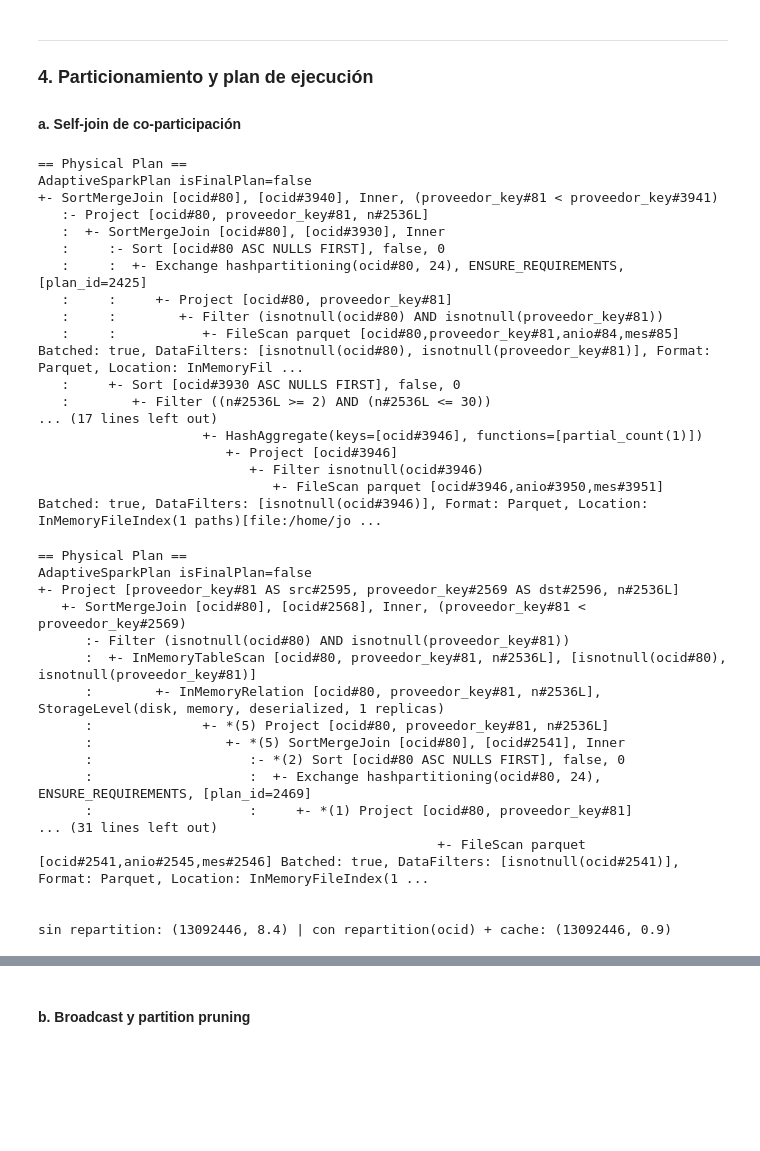
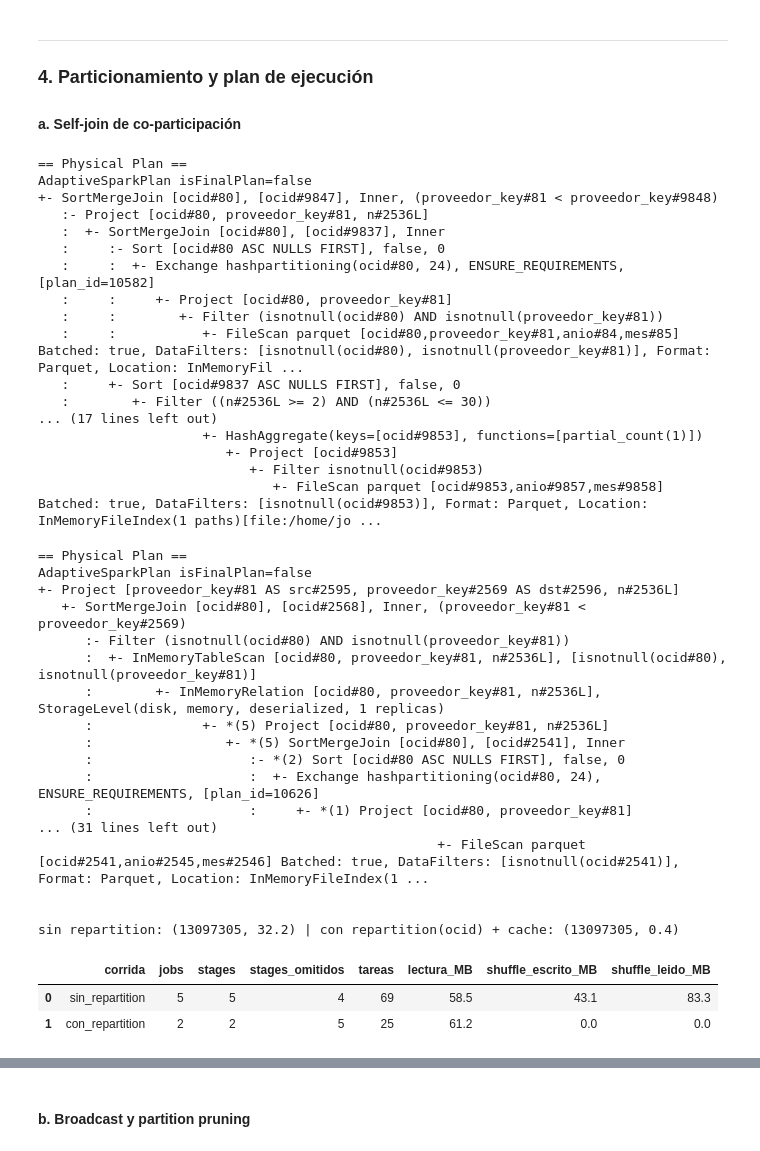
Before and after one commit to paolovasquezg/dm-proj2, a Jupyter notebook: 01_Trans/c_uso.ipynb, the cells around one changed output, grey strips where cells are left out. Saved outputs shown, nothing was run; the diff lists cells and outputs as text; code cells hidden in the pictures; blank space fills up the shorter version.

```diff
--- a/01_Trans/c_uso.ipynb
+++ b/01_Trans/c_uso.ipynb
@@ -232,8 +335,27 @@ co-participación: 60,213 nodos | 1,639,945 aristas | grado p50/p90/p99: [16.0,
 
 #### a. Self-join de co-participación
 # %%
-def tiempo(df):
-    t0 = time.time(); n = df.count(); return n, round(time.time() - t0, 1)
+import requests
+
+def tiempo(df, grupo=None):
+    if grupo:
+        spark.sparkContext.setJobGroup(grupo, grupo)
+    t0 = time.time(); n = df.count(); t = round(time.time() - t0, 1)
+    spark.sparkContext.setLocalProperty("spark.jobGroup.id", None)
+    return n, t
+
+def metricas_stages(grupo):
+    # lee de la API REST de Spark UI los stages de los jobs del grupo (lo mismo que muestra localhost:4040)
+    sc = spark.sparkContext
+    api = f"{sc.uiWebUrl}/api/v1/applications/{sc.applicationId}"
+    jobs = [j for j in requests.get(f"{api}/jobs").json() if j.get("jobGroup") == grupo]
+    st = [s for j in jobs for sid in j["stageIds"] for s in requests.get(f"{api}/stages/{sid}").json()[:1]]
+    hechos_ = [s for s in st if s["status"] == "COMPLETE"]
+    mb = lambda k: round(sum(s[k] for s in hechos_) / 2**20, 1)
+    return {"corrida": grupo, "jobs": len(jobs), "stages": len(hechos_),
+            "stages_omitidos": sum(s["status"] == "SKIPPED" for s in st), "tareas": sum(s["numTasks"] for s in hechos_),
+            "lectura_MB": mb("inputBytes"), "shuffle_escrito_MB": mb("shuffleWriteBytes"),
+            "shuffle_leido_MB": mb("shuffleReadBytes")}
 
 part_sin = part.select("ocid", "proveedor_key").join(n_part.where(f"n BETWEEN 2 AND {MAX_PART}"), "ocid")
 pares_sin = (part_sin.alias("a").join(part_sin.alias("b"),
@@ -242,42 +364,48 @@ pares_sin.explain()
 # %% [output]
 == Physical Plan ==
 AdaptiveSparkPlan isFinalPlan=false
-+- SortMergeJoin [ocid#80], [ocid#3940], Inner, (proveedor_key#81 < proveedor_key#3941)
++- SortMergeJoin [ocid#80], [ocid#9847], Inner, (proveedor_key#81 < proveedor_key#9848)
    :- Project [ocid#80, proveedor_key#81, n#2536L]
-   :  +- SortMergeJoin [ocid#80], [ocid#3930], Inner
+   :  +- SortMergeJoin [ocid#80], [ocid#9837], Inner
    :     :- Sort [ocid#80 ASC NULLS FIRST], false, 0
-   :     :  +- Exchange hashpartitioning(ocid#80, 24), ENSURE_REQUIREMENTS, [plan_id=2425]
+   :     :  +- Exchange hashpartitioning(ocid#80, 24), ENSURE_REQUIREMENTS, [plan_id=10582]
    :     :     +- Project [ocid#80, proveedor_key#81]
    :     :        +- Filter (isnotnull(ocid#80) AND isnotnull(proveedor_key#81))
    :     :           +- FileScan parquet [ocid#80,proveedor_key#81,anio#84,mes#85] Batched: true, DataFilters: [isnotnull(ocid#80), isnotnull(proveedor_key#81)], Format: Parquet, Location: InMemoryFil ...
-   :     +- Sort [ocid#3930 ASC NULLS FIRST], false, 0
+   :     +- Sort [ocid#9837 ASC NULLS FIRST], false, 0
    :        +- Filter ((n#2536L >= 2) AND (n#2536L <= 30))
 ... (17 lines left out)
-                     +- HashAggregate(keys=[ocid#3946], functions=[partial_count(1)])
-                        +- Project [ocid#3946]
-                           +- Filter isnotnull(ocid#3946)
-                              +- FileScan parquet [ocid#3946,anio#3950,mes#3951] Batched: true, DataFilters: [isnotnull(ocid#3946)], Format: Parquet, Location: InMemoryFileIndex(1 paths)[file:/home/jo ...
+                     +- HashAggregate(keys=[ocid#9853], functions=[partial_count(1)])
+                        +- Project [ocid#9853]
+                           +- Filter isnotnull(ocid#9853)
+                              +- FileScan parquet [ocid#9853,anio#9857,mes#9858] Batched: true, DataFilters: [isnotnull(ocid#9853)], Format: Parquet, Location: InMemoryFileIndex(1 paths)[file:/home/jo ...
 # %%
 pares.explain()
-print("sin repartition:", tiempo(pares_sin), "| con repartition(ocid) + cache:", tiempo(pares))
+print("sin repartition:", tiempo(pares_sin, "sin_repartition"),
+      "| con repartition(ocid) + cache:", tiempo(pares, "con_repartition"))
+dag = pd.DataFrame([metricas_stages("sin_repartition"), metricas_stages("con_repartition")])
+dag
 # %% [output]
 == Physical Plan ==
 AdaptiveSparkPlan isFinalPlan=false
 +- Project [proveedor_key#81 AS src#2595, proveedor_key#2569 AS dst#2596, n#2536L]
    +- SortMergeJoin [ocid#80], [ocid#2568], Inner, (proveedor_key#81 < proveedor_key#2569)
       :- Filter (isnotnull(ocid#80) AND isnotnull(proveedor_key#81))
       :  +- InMemoryTableScan [ocid#80, proveedor_key#81, n#2536L], [isnotnull(ocid#80), isnotnull(proveedor_key#81)]
       :        +- InMemoryRelation [ocid#80, proveedor_key#81, n#2536L], StorageLevel(disk, memory, deserialized, 1 replicas)
       :              +- *(5) Project [ocid#80, proveedor_key#81, n#2536L]
       :                 +- *(5) SortMergeJoin [ocid#80], [ocid#2541], Inner
       :                    :- *(2) Sort [ocid#80 ASC NULLS FIRST], false, 0
-      :                    :  +- Exchange hashpartitioning(ocid#80, 24), ENSURE_REQUIREMENTS, [plan_id=2469]
+      :                    :  +- Exchange hashpartitioning(ocid#80, 24), ENSURE_REQUIREMENTS, [plan_id=10626]
       :                    :     +- *(1) Project [ocid#80, proveedor_key#81]
 ... (31 lines left out)
                                                    +- FileScan parquet [ocid#2541,anio#2545,mes#2546] Batched: true, DataFilters: [isnotnull(ocid#2541)], Format: Parquet, Location: InMemoryFileIndex(1 ...
 
 
-sin repartition: (13092446, 8.4) | con repartition(ocid) + cache: (13092446, 0.9)
+sin repartition: (13097305, 32.2) | con repartition(ocid) + cache: (13097305, 0.4)
+|  | corrida | jobs | stages | stages_omitidos | tareas | lectura_MB | shuffle_escrito_MB | shuffle_leido_MB |
+| 0 | sin_repartition | 5 | 5 | 4 | 69 | 58.5 | 43.1 | 83.3 |
+| 1 | con_repartition | 2 | 2 | 5 | 25 | 61.2 | 0.0 | 0.0 |
 # %% [markdown]
 - **Sin reparticionar:** cada lado del self-join vuelve a leer `participantes` desde disco y recalcula el conteo por
   proceso (`FileScan` + `Exchange hashpartitioning(ocid)` en cada rama); AQE termina eligiendo `BroadcastHashJoin`
```
Also changed, not shown: parts of 33 cells of this notebook, 6 other files.
